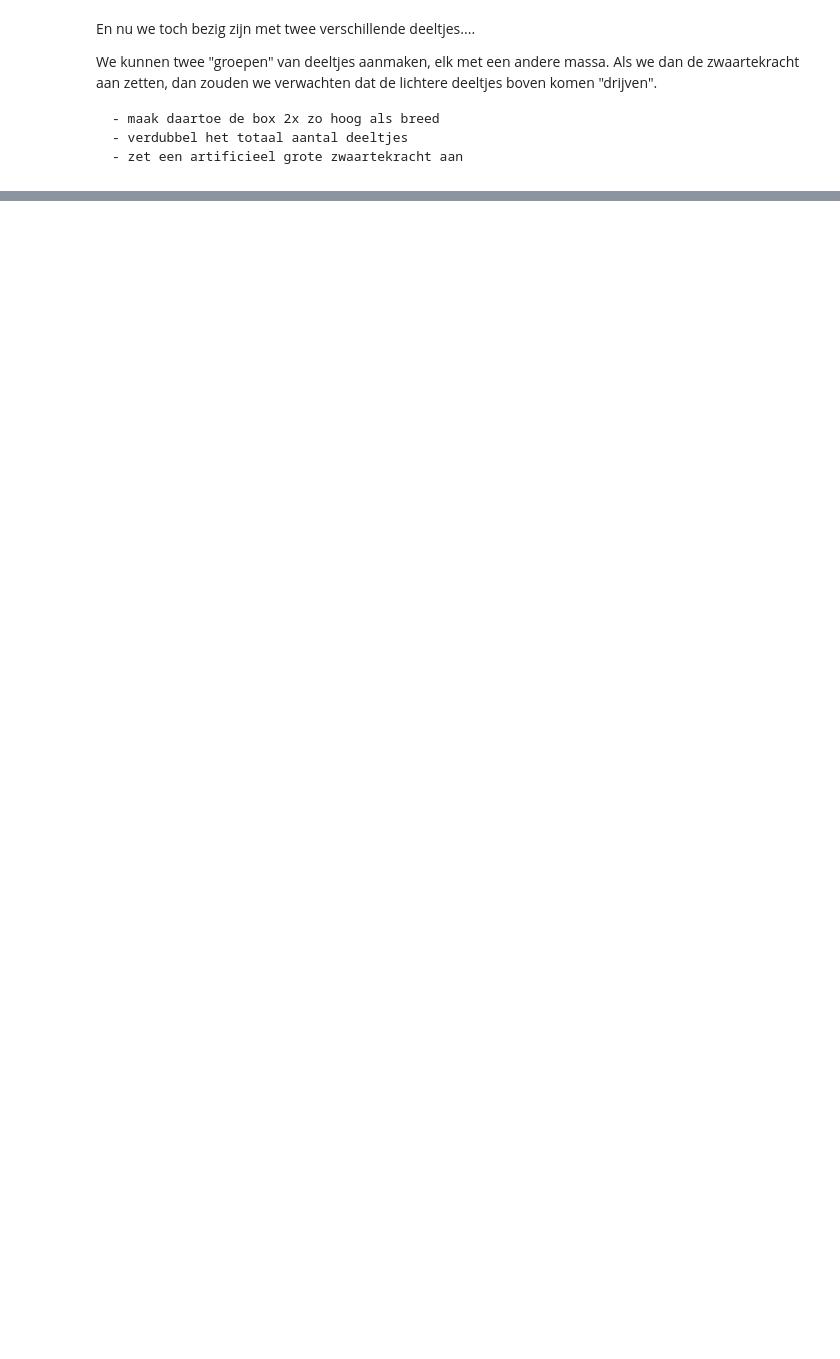
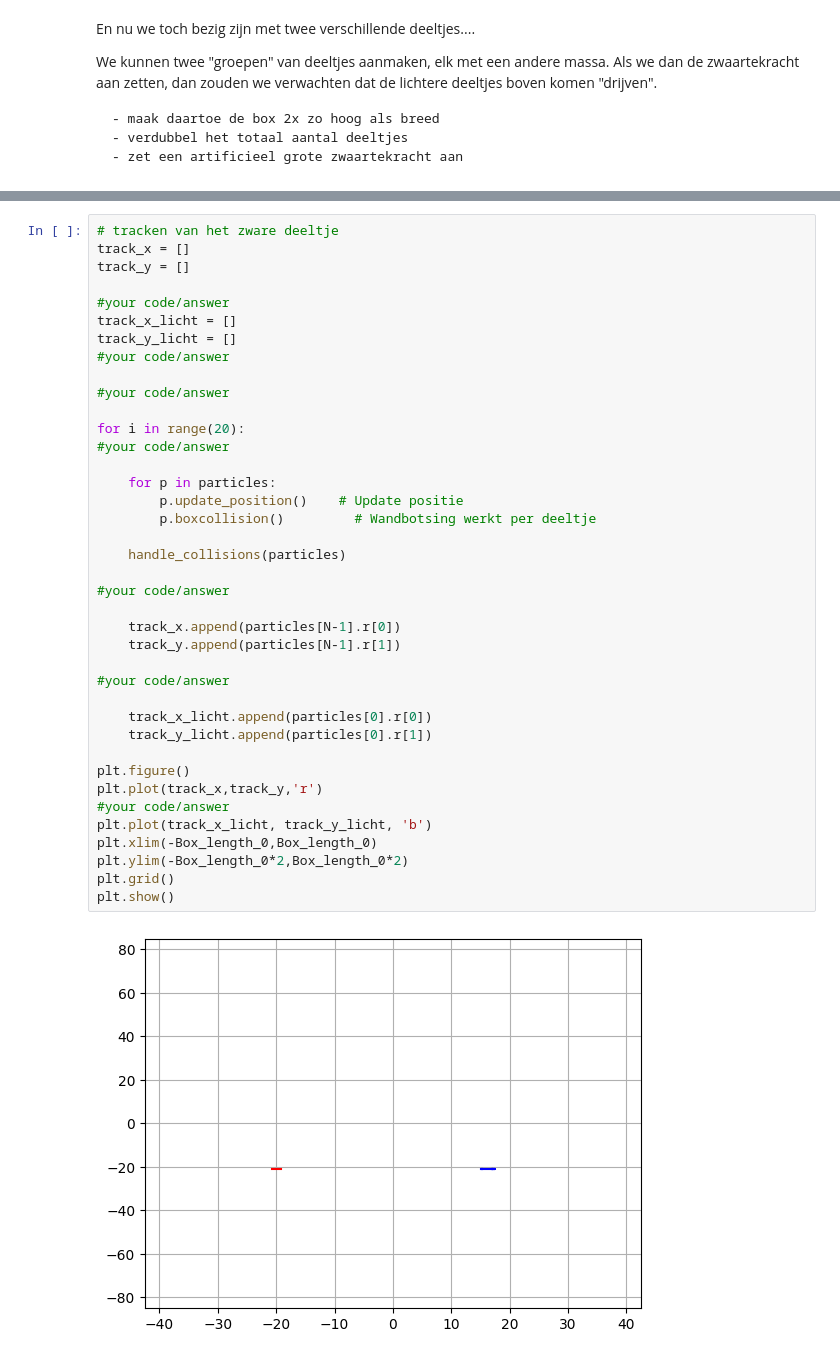
Before and after one commit to ChrisPfeifferTU/49, a Jupyter notebook: Content/PySim/4_brownianmotion.ipynb, the cells around one changed output, grey strips where cells are left out. Cells and saved outputs as stored; diff of their text form; blank space fills up the shorter version.

```diff
--- a/Content/PySim/4_brownianmotion.ipynb
+++ b/Content/PySim/4_brownianmotion.ipynb
@@ -479,0 +480,41 @@ plt.show()
+# %%
+# tracken van het zware deeltje
+track_x = []
+track_y = []
+
+#your code/answer
+track_x_licht = []
+track_y_licht = []
+#your code/answer
+
+#your code/answer
+
+for i in range(20):
+#your code/answer
+
+    for p in particles:
+        p.update_position()    # Update positie
+        p.boxcollision()         # Wandbotsing werkt per deeltje
+
+    handle_collisions(particles)
+
+#your code/answer
+
+    track_x.append(particles[N-1].r[0])
+    track_y.append(particles[N-1].r[1])
+
+#your code/answer
+
+    track_x_licht.append(particles[0].r[0])
+    track_y_licht.append(particles[0].r[1])
+
+plt.figure()
+plt.plot(track_x,track_y,'r')
+#your code/answer
+plt.plot(track_x_licht, track_y_licht, 'b')
+plt.xlim(-Box_length_0,Box_length_0)
+plt.ylim(-Box_length_0*2,Box_length_0*2)
+plt.grid()
+plt.show()
+# %% [output]
+[figure, added]
```
Also changed, not shown: parts of 5 cells of this notebook.
